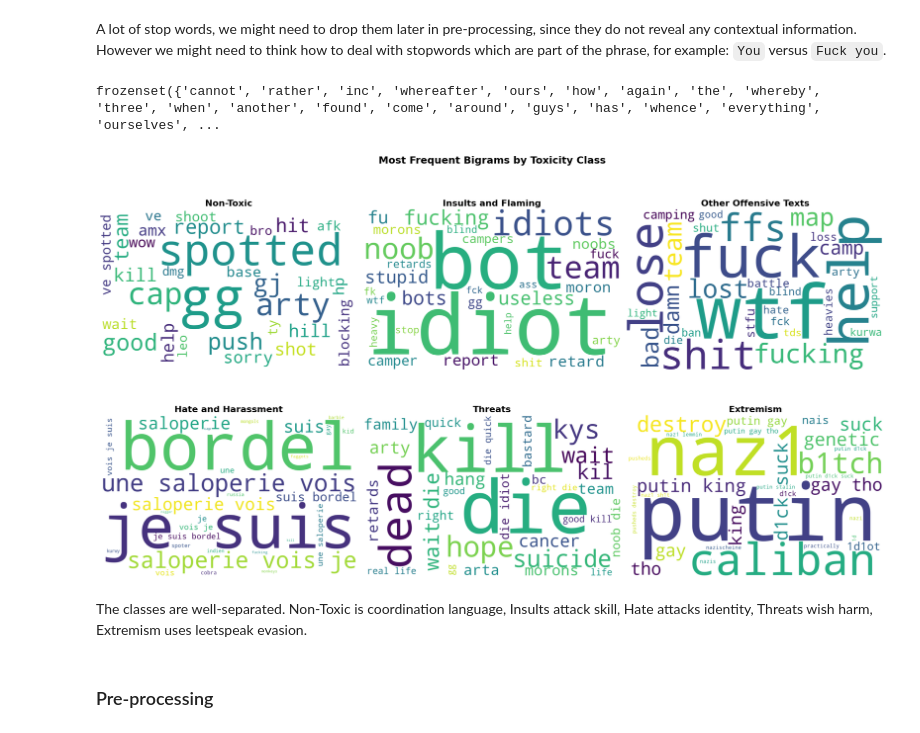
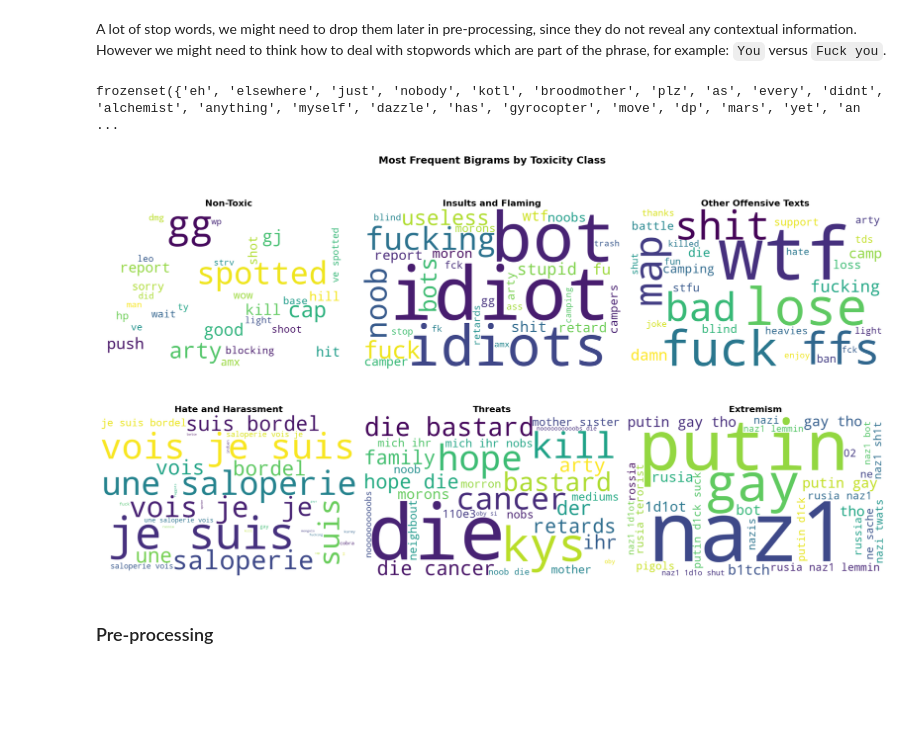
Before and after one commit to paolacalle/gaming-toxicity-detection, a Jupyter notebook: notebooks/gaming/EDA_gaming.ipynb, the cells around one changed output. Saved outputs shown, nothing was run; the diff lists cells and outputs as text; code cells hidden in the pictures; blank space fills up the shorter version.

```diff
--- a/notebooks/gaming/EDA_gaming.ipynb
+++ b/notebooks/gaming/EDA_gaming.ipynb
@@ -454,12 +454,12 @@ A lot of stop words, we might need to drop them later in pre-processing, since t
 # %%
 # stopwords dictionary
 EXTRA = {
-    # informal contractions sklearn misses
+    # contractions sklearn misses
     "u", "ur", "im", "ive", "youre", "dont", "doesnt", "cant",
     "wont", "isnt", "wasnt", "didnt", "wouldnt", "couldnt",
     "thats", "its", "hes", "shes", "theyre", "weve",
 
-    # pure filler with no class signal
+    # pure filler
     "ok", "okay", "yeah", "yep", "nope", "nah",
     "oh", "ah", "uh", "um", "eh", "pls", "plz",
     "gonna", "gotta", "wanna", "tbh", "rly",
@@ -468,19 +468,38 @@ EXTRA = {
     "just", "like", "time", "come", "win", "need",
     "xd", "guys", "lol", "omg", "thx", "rng",
     "play", "game", "tank", "spot",
-    "today", "people", "kids", "nice", "sry",
+    "today", "nice", "sry",
+    "yes", "gl", "try", "let", "stay", "got", "left", "line",
+    "elc", "ebr", "wg", "wot", "tier", "doing", "loose", "team",
+    "help", "afk", "lost", "dead", "commend", "pause",
 
-    # more fillers
-    "yes", "gl", "try", "let", "stay", "got", "left", "line",
-     "elc", "ebr", "wg", "wot", "tier", "doing", "loose",
+    # Dota hero names — zero toxicity signal
+    "abaddon", "alchemist", "axe", "bane", "batrider", "beastmaster",
+    "bloodseeker", "brewmaster", "bristleback", "broodmother", "centaur",
+    "chen", "clinkz", "clockwerk", "dazzle", "dawnbreaker", "disruptor",
+    "doom", "enchantress", "enigma", "grimstroke", "gyrocopter", "hoodwink",
+    "huskar", "invoker", "io", "jakiro", "juggernaut", "kunkka", "leshrac",
+    "lich", "lifestealer", "lina", "lion", "luna", "lycan", "magnus",
+    "marci", "mars", "medusa", "meepo", "mirana", "morphling", "muerta",
+    "necrophos", "oracle", "pangolier", "phoenix", "puck", "pudge", "pugna",
+    "razor", "riki", "rubick", "silencer", "slark", "slardar", "snapfire",
+    "sniper", "spectre", "sven", "techies", "tidehunter", "timbersaw",
+    "tinker", "tiny", "tusk", "underlord", "undying", "ursa", "viper",
+    "visage", "warlock", "weaver", "zeus",
 
+    # hero abbreviations
+    "sf", "qop", "ta", "am", "es", "pa", "pl", "wk", "dk",
+    "lc", "tb", "sk", "ns", "od", "wd", "sd", "ss", "kotl",
+    "mk", "vs", "dp", "ck", "bh", "sb", "ember", "void", "storm",
+    "jugg", "jug", "drow", "bara", "gyro", "legion", "rosh", "clock",
+    "necro", "invo", "potm",
 }
 
 # append with sklearn dictionary
 STOPWORDS = ENGLISH_STOP_WORDS.union(EXTRA)  # frozenset, O(1) lookup
 print(STOPWORDS)
 # %% [output]
-frozenset({'cannot', 'rather', 'inc', 'whereafter', 'ours', 'how', 'again', 'the', 'whereby', 'three', 'when', 'another', 'found', 'come', 'around', 'guys', 'has', 'whence', 'everything', 'ourselves', ...
+frozenset({'eh', 'elsewhere', 'just', 'nobody', 'kotl', 'broodmother', 'plz', 'as', 'every', 'didnt', 'alchemist', 'anything', 'myself', 'dazzle', 'has', 'gyrocopter', 'move', 'dp', 'mars', 'yet', 'an ...
 # %%
 # class map
 class_map = {
@@ -510,7 +529,7 @@ for i, cls in enumerate(sorted(train_df["label"].unique())):
         lowercase = True,
         # stop words
         stop_words = list(STOPWORDS),
-        max_df = 0.90,
+        max_df = 0.95,
         # ngram range
         ngram_range= (1, 3))
 
@@ -524,36 +543,34 @@ for i, cls in enumerate(sorted(train_df["label"].unique())):
     bigram_freq_train = pd.DataFrame({
         "bigram": bigram_names,
         "count": bigram_counts
     }).sort_values(by="count", ascending=False).head(30)
 
 
     if len(bigram_freq_train) > 0:
         bigram_dict = dict(zip(bigram_freq_train["bigram"],
                                 bigram_freq_train["count"]))
 
         # worcloud
         wordcloud = WordCloud(
             width=800,
             height=500,
             background_color="white"
         ).generate_from_frequencies(bigram_dict)
 
         axes[i].imshow(wordcloud, interpolation="bilinear")
         axes[i].axis("off")
         axes[i].set_title(class_map[cls], fontweight="bold", fontsize=16)
     else:
         axes[i].text(0.5, 0.5, "No bigrams found", ha="center", va="center", fontsize=12)
         axes[i].axis("off")
         axes[i].set_title(class_map[cls], fontweight="bold", fontsize=16)
 
 # design
 plt.suptitle("Most Frequent Bigrams by Toxicity Class", fontsize=18, fontweight="bold")
 plt.tight_layout()
 plt.show()
 # %% [output]
-[figure, old version]
+[figure, new version]
-# %% [markdown]
-The classes are well-separated. Non-Toxic is coordination language, Insults attack skill, Hate attacks identity, Threats wish harm, Extremism uses leetspeak evasion.
 # %% [markdown]
 ### Pre-processing
 # %% [markdown]
```
Also changed, not shown: parts of 30 cells of this notebook, 18 other files.
